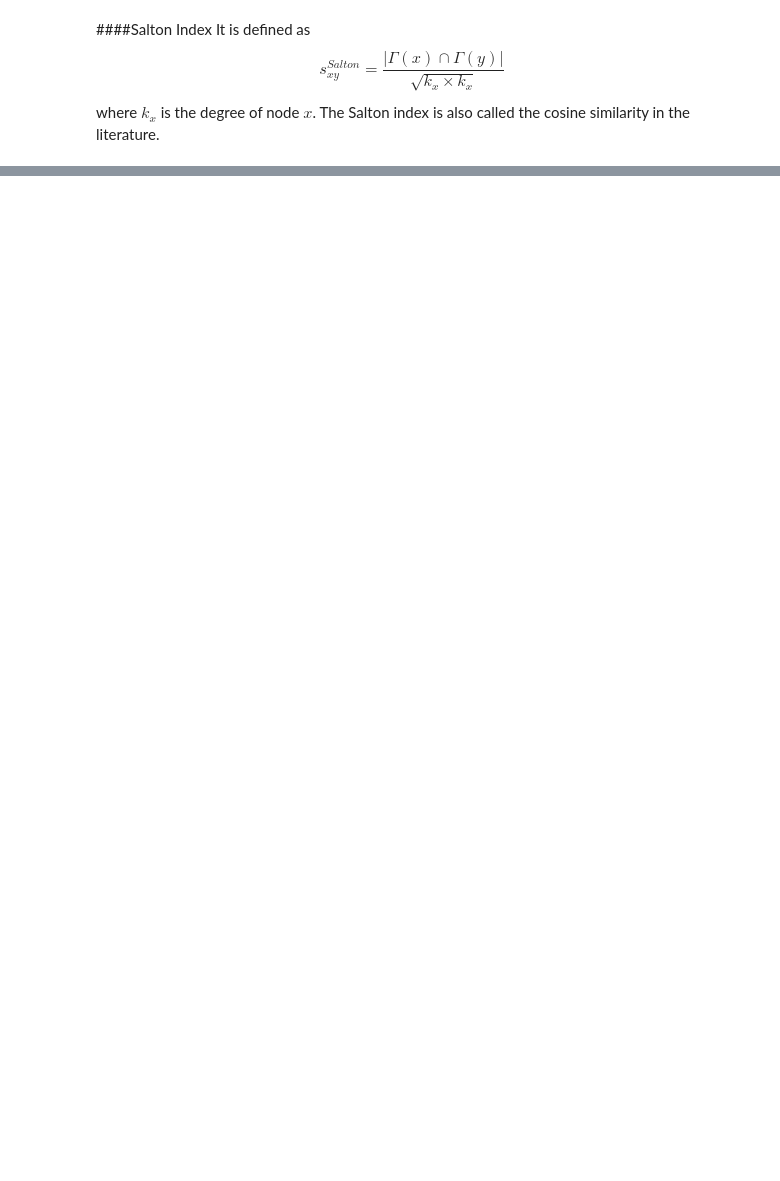
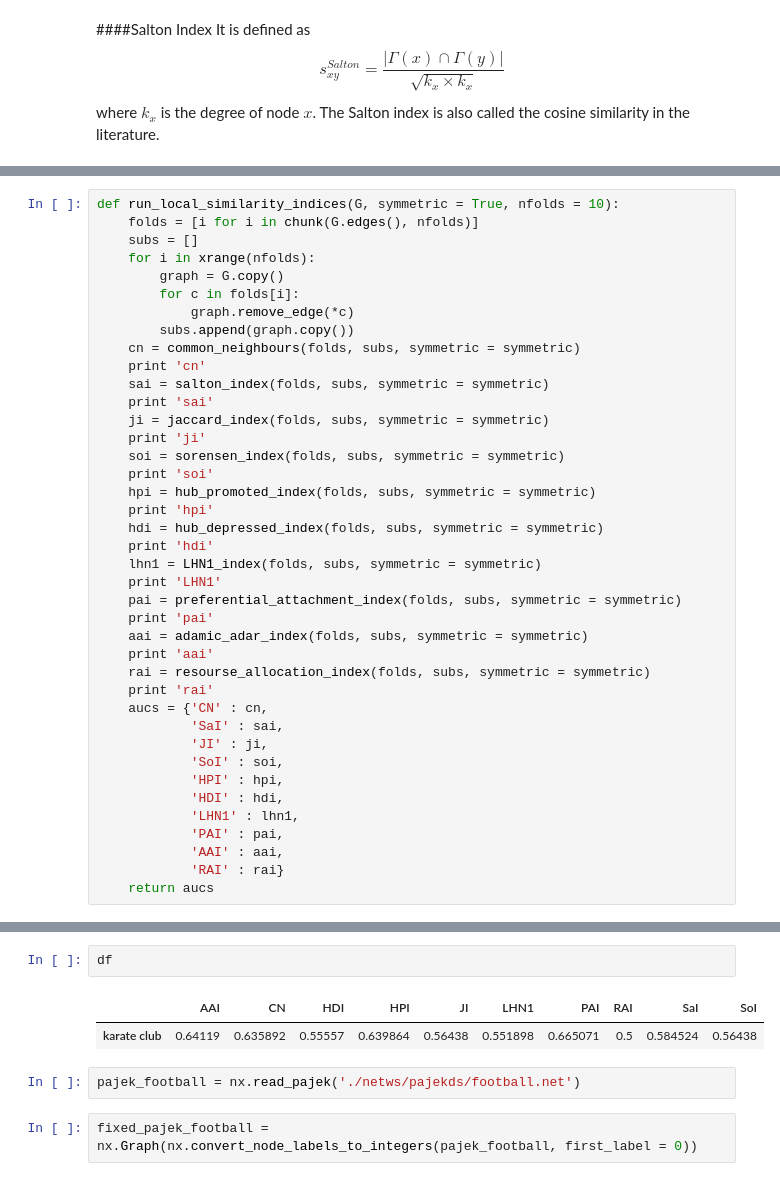
Before and after one commit to libfun/Course_m1_2015, a Jupyter notebook: ipynb/Link_predicition.ipynb, the cells around one changed output, grey strips where cells are left out. Saved outputs shown, nothing was run; the diff lists cells and outputs as text; blank space fills up the shorter version.

```diff
--- a/ipynb/Link_predicition.ipynb
+++ b/ipynb/Link_predicition.ipynb
@@ -163,0 +570,40 @@ Mean precision = 0.0
+# %%
+def run_local_similarity_indices(G, symmetric = True, nfolds = 10):
+    folds = [i for i in chunk(G.edges(), nfolds)]
+    subs = []
+    for i in xrange(nfolds):
+        graph = G.copy()
+        for c in folds[i]:
+            graph.remove_edge(*c)
+        subs.append(graph.copy())
+    cn = common_neighbours(folds, subs, symmetric = symmetric)
+    print 'cn'
+    sai = salton_index(folds, subs, symmetric = symmetric)
+    print 'sai'
+    ji = jaccard_index(folds, subs, symmetric = symmetric)
+    print 'ji'
+    soi = sorensen_index(folds, subs, symmetric = symmetric)
+    print 'soi'
+    hpi = hub_promoted_index(folds, subs, symmetric = symmetric)
+    print 'hpi'
+    hdi = hub_depressed_index(folds, subs, symmetric = symmetric)
+    print 'hdi'
+    lhn1 = LHN1_index(folds, subs, symmetric = symmetric)
+    print 'LHN1'
+    pai = preferential_attachment_index(folds, subs, symmetric = symmetric)
+    print 'pai'
+    aai = adamic_adar_index(folds, subs, symmetric = symmetric)
+    print 'aai'
+    rai = resourse_allocation_index(folds, subs, symmetric = symmetric)
+    print 'rai'
+    aucs = {'CN' : cn,
+            'SaI' : sai,
+            'JI' : ji,
+            'SoI' : soi,
+            'HPI' : hpi,
+            'HDI' : hdi,
+            'LHN1' : lhn1,
+            'PAI' : pai,
+            'AAI' : aai,
+            'RAI' : rai}
+    return aucs
@@ -163,0 +623,9 @@ Mean precision = 0.0
+# %%
+df
+# %% [output]
+|  | AAI | CN | HDI | HPI | JI | LHN1 | PAI | RAI | SaI | SoI |
+| karate club | 0.64119 | 0.635892 | 0.55557 | 0.639864 | 0.56438 | 0.551898 | 0.665071 | 0.5 | 0.584524 | 0.56438 |
+# %%
+pajek_football = nx.read_pajek('./netws/pajekds/football.net')
+# %%
+fixed_pajek_football = nx.Graph(nx.convert_node_labels_to_integers(pajek_football, first_label = 0))
```
Also changed, not shown: parts of 32 cells of this notebook, 14 other files.
